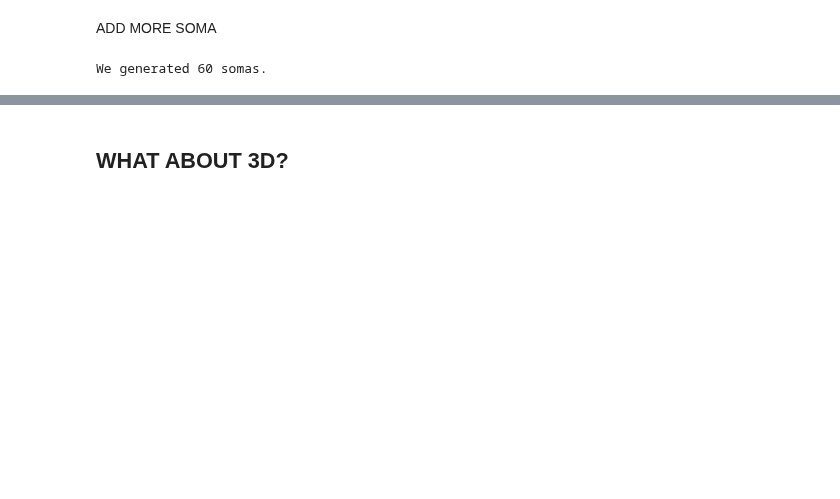
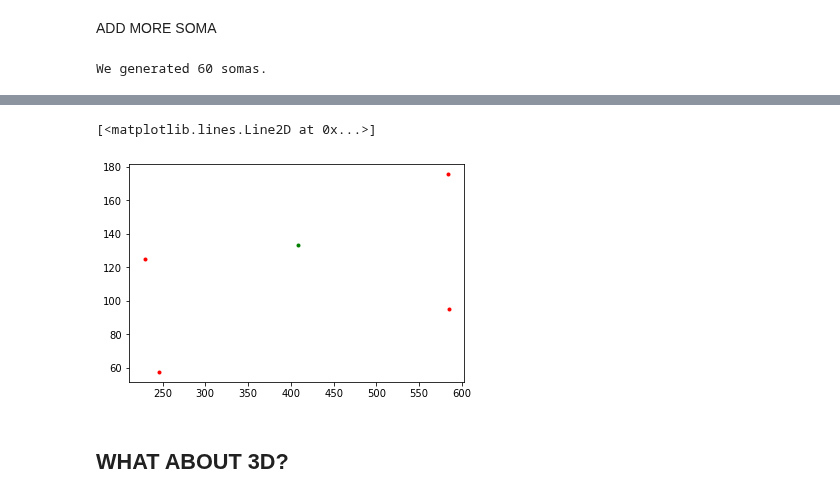
Before and after one commit to CNS-OIST/pycabnn, a Jupyter notebook: notebooks/MLI_geometry_workbook.ipynb, the cells around one changed output, grey strips where cells are left out. Cells and saved outputs as stored; diff of their text form; code cells hidden in the pictures; blank space fills up the shorter version.

```diff
--- a/notebooks/MLI_geometry_workbook.ipynb
+++ b/notebooks/MLI_geometry_workbook.ipynb
@@ -287,3 +287,11 @@ plt.hist(EpointDend[:,1],20);
+# %%
+figure, axes= plt.subplots(1)
+
+axes.plot(EpointDend[:4,0], EpointDend[:4,1], 'or', markersize=3)
+axes.plot(somas[:1,0],somas[:1,1] ,'og', markersize=3)
+# %% [output]
+[<matplotlib.lines.Line2D at 0x...>]
+[figure, added]
 # %% [markdown]
 ## WHAT ABOUT 3D?
 # %%
```
Also changed, not shown: parts of 33 cells of this notebook.
